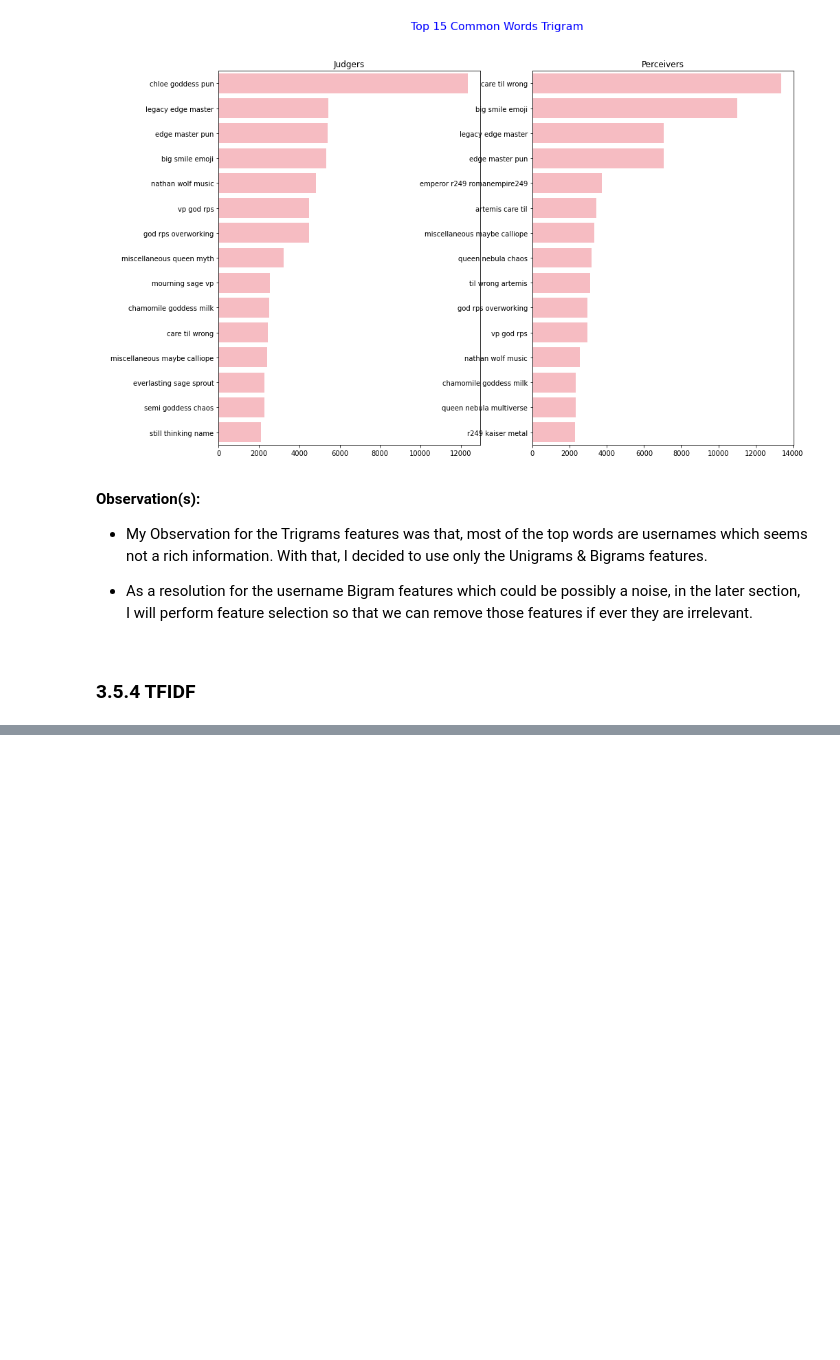
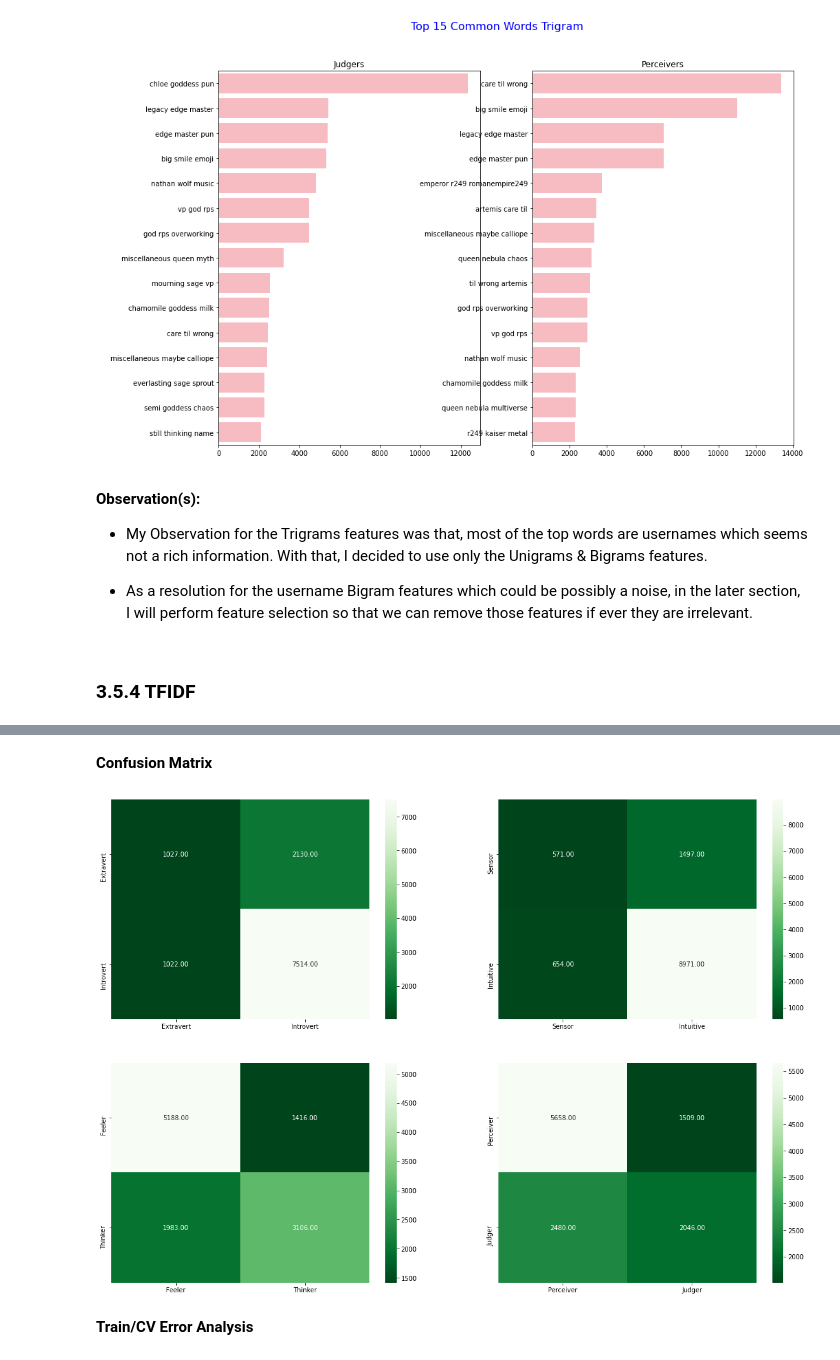
Before and after one commit to PHMark/project_mbti, a Jupyter notebook: personalitics/notebooks/Personalitics_Main.ipynb, the cells around one changed output, grey strips where cells are left out. Cells and saved outputs as stored; diff of their text form; code cells hidden in the pictures; blank space fills up the shorter version.

```diff
--- a/personalitics/notebooks/Personalitics_Main.ipynb
+++ b/personalitics/notebooks/Personalitics_Main.ipynb
@@ -1797,0 +1742,18 @@ plot_confusion_matrix_from_data(y_test['J-P'], jp_logreg_pred,
+# %%
+for t in types:
+  print('Current class:', t)
+  for key in list(clf_input.keys()):
+    if key == 'nb':
+      continue
+    print('Current Algorithm:', key.upper())
+    curr_clf = clf_input[key]['clf']
+    curr_params = clf_input[key]['params']
+    grid_cv = GridSearchCV(estimator=curr_clf, param_grid=curr_params, cv=5,
+                           return_train_score=True,
+                           scoring='f1', verbose=3)
+    start = time.time()
+    grid_cv.fit(train_dict[t], y_train[t])
+    end = time.time()
+    print('Training Time of {}: {}'.format(key.upper(), round(end-start, 2)))
+    output = {key: grid_cv}
+    clf_output[t].append(output)
@@ -1797,0 +1802,11 @@ plot_confusion_matrix_from_data(y_test['J-P'], jp_logreg_pred,
+# %%
+test_dict = {'I-E': X_test_IE, 'N-S': X_test_NS, 'T-F': X_test_TF, 'J-P': X_test_JP}
+logreg_pred = {}
+# %%
+for t in types:
+  logreg_pred[t] = clf_output[t][0]['logreg'].predict(test_dict[t])
+# %%
+for t in types:
+  print(t)
+  show_scores(y_test[t], logreg_pred[t])
+  print('\n')
@@ -1797,0 +1831,16 @@ plot_confusion_matrix_from_data(y_test['J-P'], jp_logreg_pred,
+# %% [markdown]
+<b> Confusion Matrix </b>
+# %%
+titles = {'I-E': ['Extravert', 'Introvert'], 'N-S':['Sensor', 'Intuitive'],
+          'T-F': ['Feeler', 'Thinker'], 'J-P': ['Perceiver', 'Judger']}
+
+fig, axes = plt.subplots(2, 2, figsize=(20, 14))
+for t, ax in zip(types, axes.flatten()):
+  tmp_cm = metrics.confusion_matrix(y_test[t], logreg_pred[t])
+  sns.heatmap(tmp_cm, annot=True, fmt='0.2f', ax=ax, xticklabels=titles[t],
+              yticklabels=titles[t], cmap='Greens_r')
+plt.show()
+# %% [output]
+[figure, added]
+# %% [markdown]
+<b> Train/CV Error Analysis </b>
```
Also changed, not shown: parts of 91 cells of this notebook.
